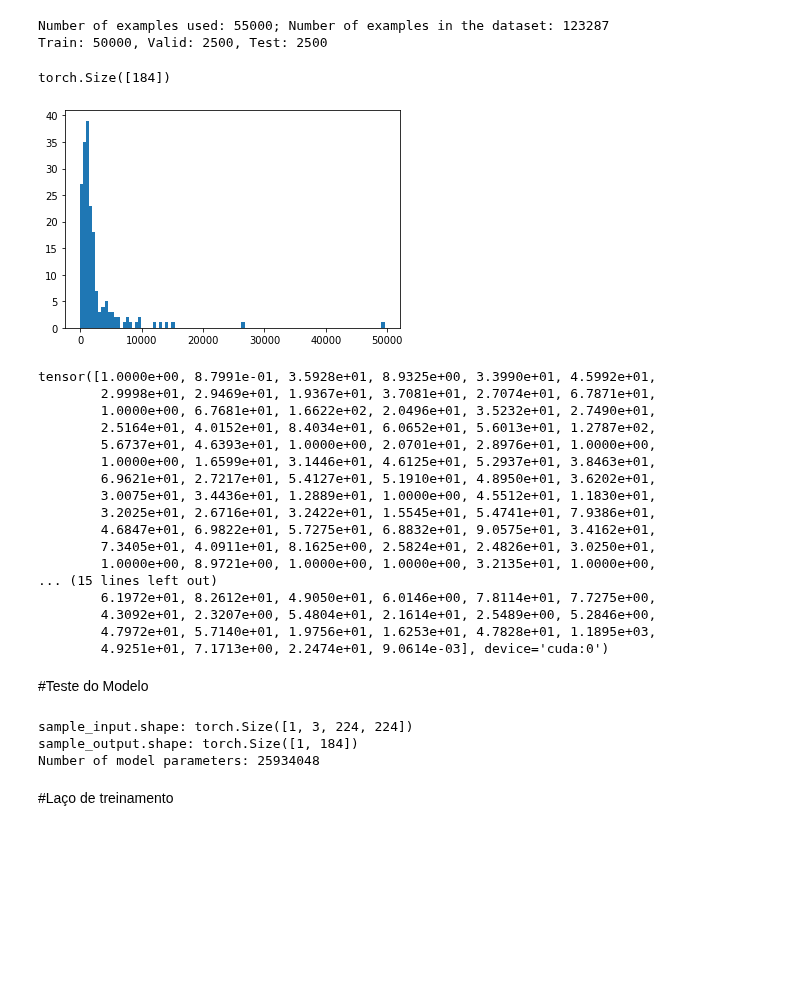
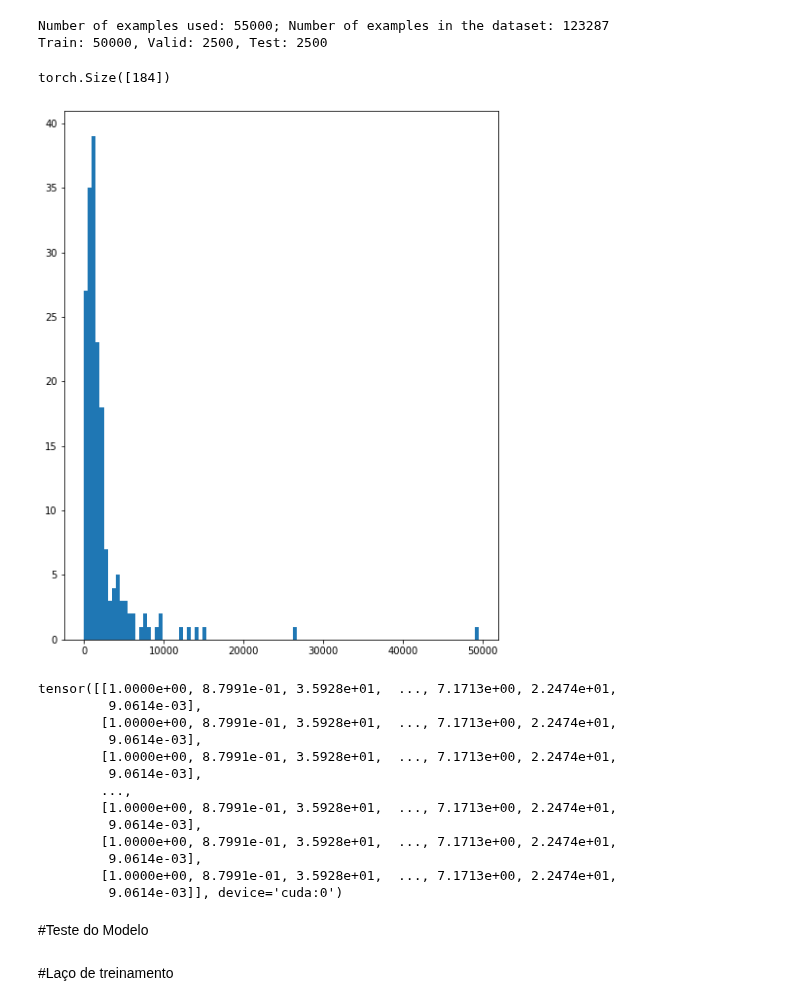
Before and after one commit to fabiormazza/IA025_2022S1, a Jupyter notebook: projeto_final/fabio_mazza/projeto_final_modulo1_wstuff_balanced.ipynb, the cells around one changed output. Saved outputs shown, nothing was run; the diff lists cells and outputs as text; code cells hidden in the pictures; blank space fills up the shorter version.

```diff
--- a/projeto_final/fabio_mazza/projeto_final_modulo1_wstuff_balanced.ipynb
+++ b/projeto_final/fabio_mazza/projeto_final_modulo1_wstuff_balanced.ipynb
@@ -301,43 +331,40 @@ Train: 50000, Valid: 2500, Test: 2500
 # %%
 ## Obtendo pesos para balancear o dataset no treinamento
 _, cats = train_dataset[:]
 cats_num = cats.sum(dim=0)
 print(cats_num.shape)
 
 ##Histograma mostrando a falta de balanceamento no dataset
 plt.hist(cats_num, bins=100)
 plt.show()
 
 ##Criação dos pesos (a serem utilizados na Loss)
 #fórmula: número de contagens negativas / número de contagens positivas para cada classe
 #https://pytorch.org/docs/stable/generated/torch.nn.BCEWithLogitsLoss.html#torch.nn.BCEWithLogitsLoss
 cats_positive_examples = cats_num
 cats_negative_examples = (train_ex_num - cats_num)
 cats_weights = cats_negative_examples / cats_positive_examples
 cats_weights[cats_weights==float('inf')] = 1 #remove excessive weight for classes not included in the dataset, considering also index 0 in this case
 
 pos_weight = cats_weights
+pos_weight = pos_weight.repeat(64, 1)
 pos_weight.to(device)
 # %% [output]
 torch.Size([184])
-[figure, old version]
+[figure, new version]
-tensor([1.0000e+00, 8.7991e-01, 3.5928e+01, 8.9325e+00, 3.3990e+01, 4.5992e+01,
-        2.9998e+01, 2.9469e+01, 1.9367e+01, 3.7081e+01, 2.7074e+01, 6.7871e+01,
-        1.0000e+00, 6.7681e+01, 1.6622e+02, 2.0496e+01, 3.5232e+01, 2.7490e+01,
-        2.5164e+01, 4.0152e+01, 8.4034e+01, 6.0652e+01, 5.6013e+01, 1.2787e+02,
-        5.6737e+01, 4.6393e+01, 1.0000e+00, 2.0701e+01, 2.8976e+01, 1.0000e+00,
-        1.0000e+00, 1.6599e+01, 3.1446e+01, 4.6125e+01, 5.2937e+01, 3.8463e+01,
-        6.9621e+01, 2.7217e+01, 5.4127e+01, 5.1910e+01, 4.8950e+01, 3.6202e+01,
-        3.0075e+01, 3.4436e+01, 1.2889e+01, 1.0000e+00, 4.5512e+01, 1.1830e+01,
-        3.2025e+01, 2.6716e+01, 3.2422e+01, 1.5545e+01, 5.4741e+01, 7.9386e+01,
-        4.6847e+01, 6.9822e+01, 5.7275e+01, 6.8832e+01, 9.0575e+01, 3.4162e+01,
-        7.3405e+01, 4.0911e+01, 8.1625e+00, 2.5824e+01, 2.4826e+01, 3.0250e+01,
-        1.0000e+00, 8.9721e+00, 1.0000e+00, 1.0000e+00, 3.2135e+01, 1.0000e+00,
-... (15 lines left out)
-        6.1972e+01, 8.2612e+01, 4.9050e+01, 6.0146e+00, 7.8114e+01, 7.7275e+00,
-        4.3092e+01, 2.3207e+00, 5.4804e+01, 2.1614e+01, 2.5489e+00, 5.2846e+00,
-        4.7972e+01, 5.7140e+01, 1.9756e+01, 1.6253e+01, 4.7828e+01, 1.1895e+03,
-        4.9251e+01, 7.1713e+00, 2.2474e+01, 9.0614e-03], device='cuda:0')
+tensor([[1.0000e+00, 8.7991e-01, 3.5928e+01,  ..., 7.1713e+00, 2.2474e+01,
+         9.0614e-03],
+        [1.0000e+00, 8.7991e-01, 3.5928e+01,  ..., 7.1713e+00, 2.2474e+01,
+         9.0614e-03],
+        [1.0000e+00, 8.7991e-01, 3.5928e+01,  ..., 7.1713e+00, 2.2474e+01,
+         9.0614e-03],
+        ...,
+        [1.0000e+00, 8.7991e-01, 3.5928e+01,  ..., 7.1713e+00, 2.2474e+01,
+         9.0614e-03],
+        [1.0000e+00, 8.7991e-01, 3.5928e+01,  ..., 7.1713e+00, 2.2474e+01,
+         9.0614e-03],
+        [1.0000e+00, 8.7991e-01, 3.5928e+01,  ..., 7.1713e+00, 2.2474e+01,
+         9.0614e-03]], device='cuda:0')
 # %%
 class MultiLabelClassifier(nn.Module):
 
@@ -364,20 +393,16 @@ class MultiLabelClassifier(nn.Module):
 # %% [markdown]
 #Teste do Modelo
 # %%
-model_1_test = MultiLabelClassifier(num_cats=num_cats, pos_weight=pos_weight)
+#model_1_test = MultiLabelClassifier(num_cats=num_cats)
 
-sample_input, _ = next(iter(DataLoader(train_dataset)))
-sample_output = model_1_test(sample_input.to(device))
+#sample_input, _ = next(iter(DataLoader(train_dataset)))
+#sample_output = model_1_test(sample_input.to(device))
 
-print(f'sample_input.shape: {sample_input.shape}')
-print(f'sample_output.shape: {sample_output.shape}')
+#print(f'sample_input.shape: {sample_input.shape}')
+#print(f'sample_output.shape: {sample_output.shape}')
 
-num_params = sum(p.numel() for p in model_1_test.parameters() if p.requires_grad)
-print(f'Number of model parameters: {num_params}')
+#num_params = sum(p.numel() for p in model_1_test.parameters() if p.requires_grad)
+#print(f'Number of model parameters: {num_params}')
-# %% [output]
-sample_input.shape: torch.Size([1, 3, 224, 224])
-sample_output.shape: torch.Size([1, 184])
-Number of model parameters: 25934048
 # %% [markdown]
 #Laço de treinamento
 # %%
```
Also changed, not shown: parts of 12 cells of this notebook.
